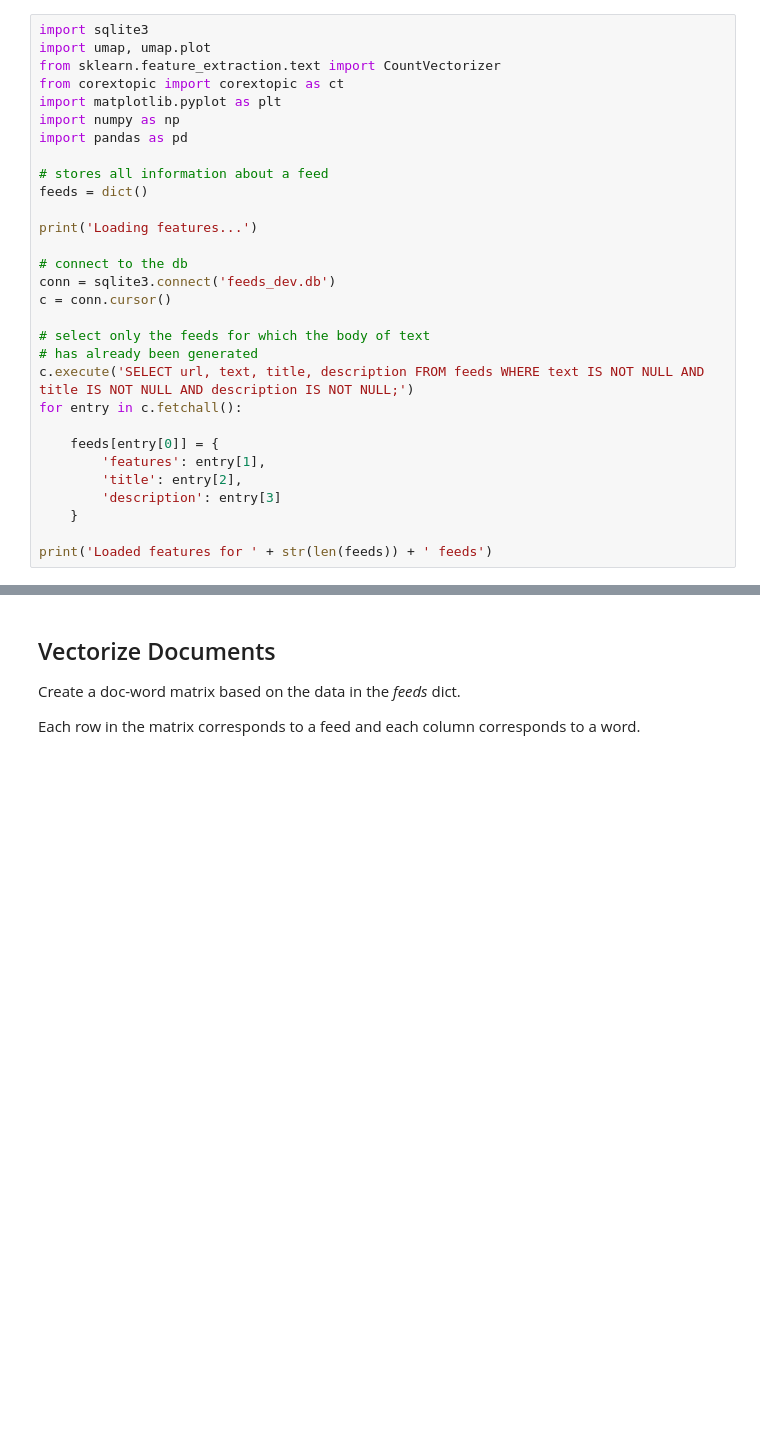
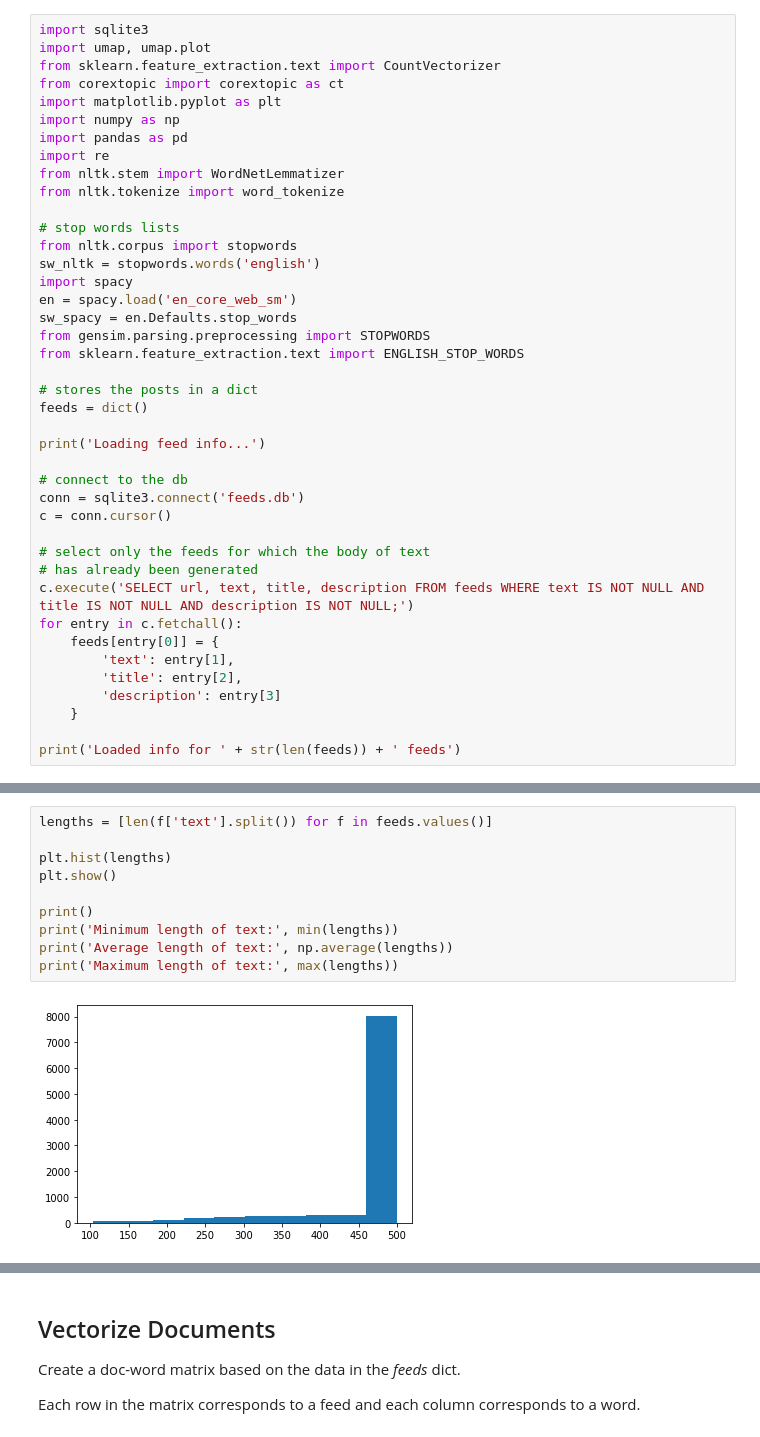
Before and after one commit to tudorducaru/recommender_system, a Jupyter notebook: umap.ipynb, the cells around one changed output, grey strips where cells are left out. Saved outputs shown, nothing was run; the diff lists cells and outputs as text; blank space fills up the shorter version.

```diff
--- a/umap.ipynb
+++ b/umap.ipynb
@@ -16,26 +16,37 @@ from corextopic import corextopic as ct
 import matplotlib.pyplot as plt
 import numpy as np
 import pandas as pd
+import re
+from nltk.stem import WordNetLemmatizer
+from nltk.tokenize import word_tokenize
 
-# stores all information about a feed
+# stop words lists
+from nltk.corpus import stopwords
+sw_nltk = stopwords.words('english')
+import spacy
+en = spacy.load('en_core_web_sm')
+sw_spacy = en.Defaults.stop_words
+from gensim.parsing.preprocessing import STOPWORDS
+from sklearn.feature_extraction.text import ENGLISH_STOP_WORDS
+
+# stores the posts in a dict
 feeds = dict()
 
-print('Loading features...')
+print('Loading feed info...')
 
 # connect to the db
-conn = sqlite3.connect('feeds_dev.db')
+conn = sqlite3.connect('feeds.db')
 c = conn.cursor()
 
 # select only the feeds for which the body of text
 # has already been generated
 c.execute('SELECT url, text, title, description FROM feeds WHERE text IS NOT NULL AND title IS NOT NULL AND description IS NOT NULL;')
 for entry in c.fetchall():
-
     feeds[entry[0]] = {
-        'features': entry[1],
+        'text': entry[1],
         'title': entry[2],
         'description': entry[3]
     }
 
-print('Loaded features for ' + str(len(feeds)) + ' feeds')
+print('Loaded info for ' + str(len(feeds)) + ' feeds')
 # %% [output]
@@ -43,0 +55,12 @@ Loaded features for 4980 feeds
+# %%
+lengths = [len(f['text'].split()) for f in feeds.values()]
+
+plt.hist(lengths)
+plt.show()
+
+print()
+print('Minimum length of text:', min(lengths))
+print('Average length of text:', np.average(lengths))
+print('Maximum length of text:', max(lengths))
+# %% [output]
+[figure, added]
```
Also changed, not shown: parts of 11 cells of this notebook, 3 other files.
